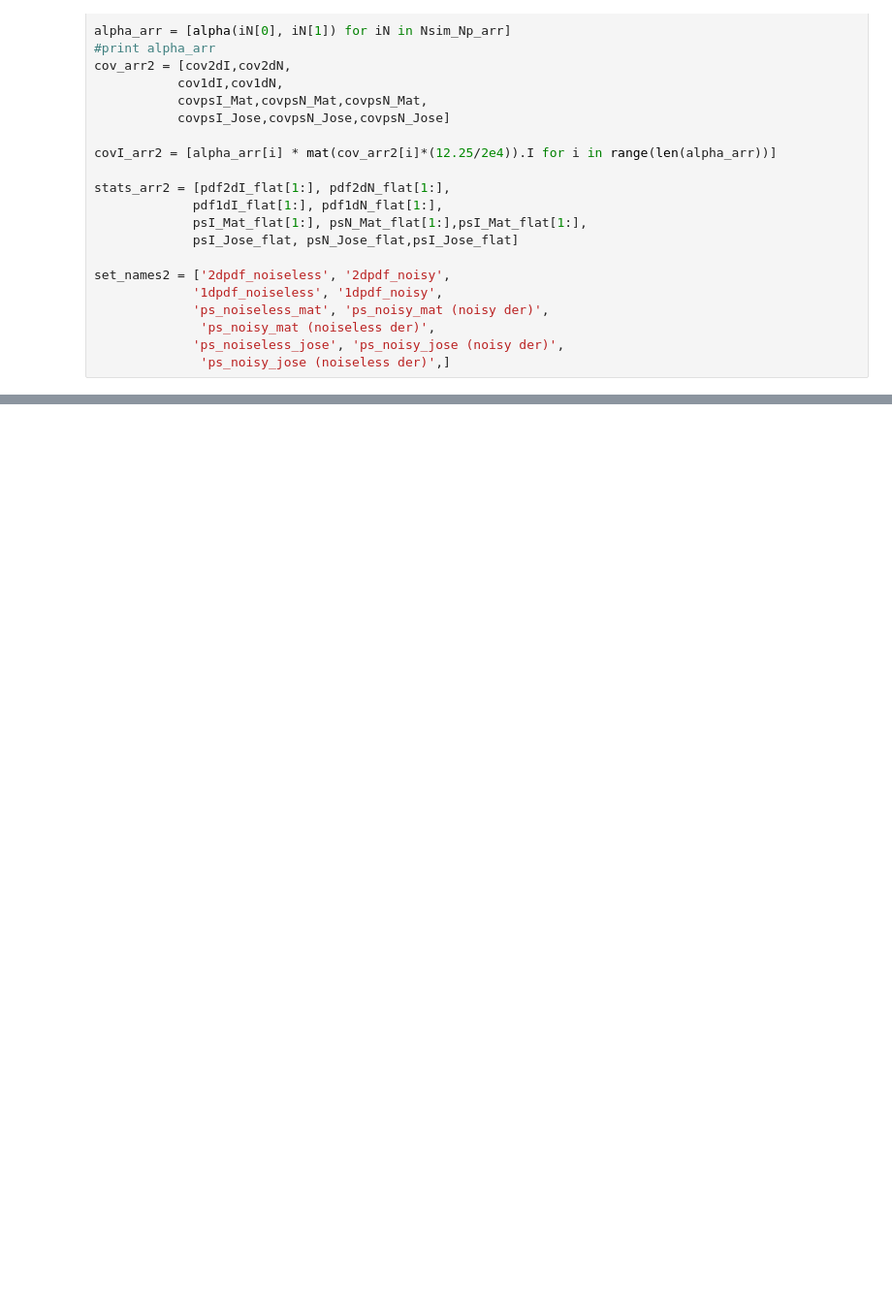
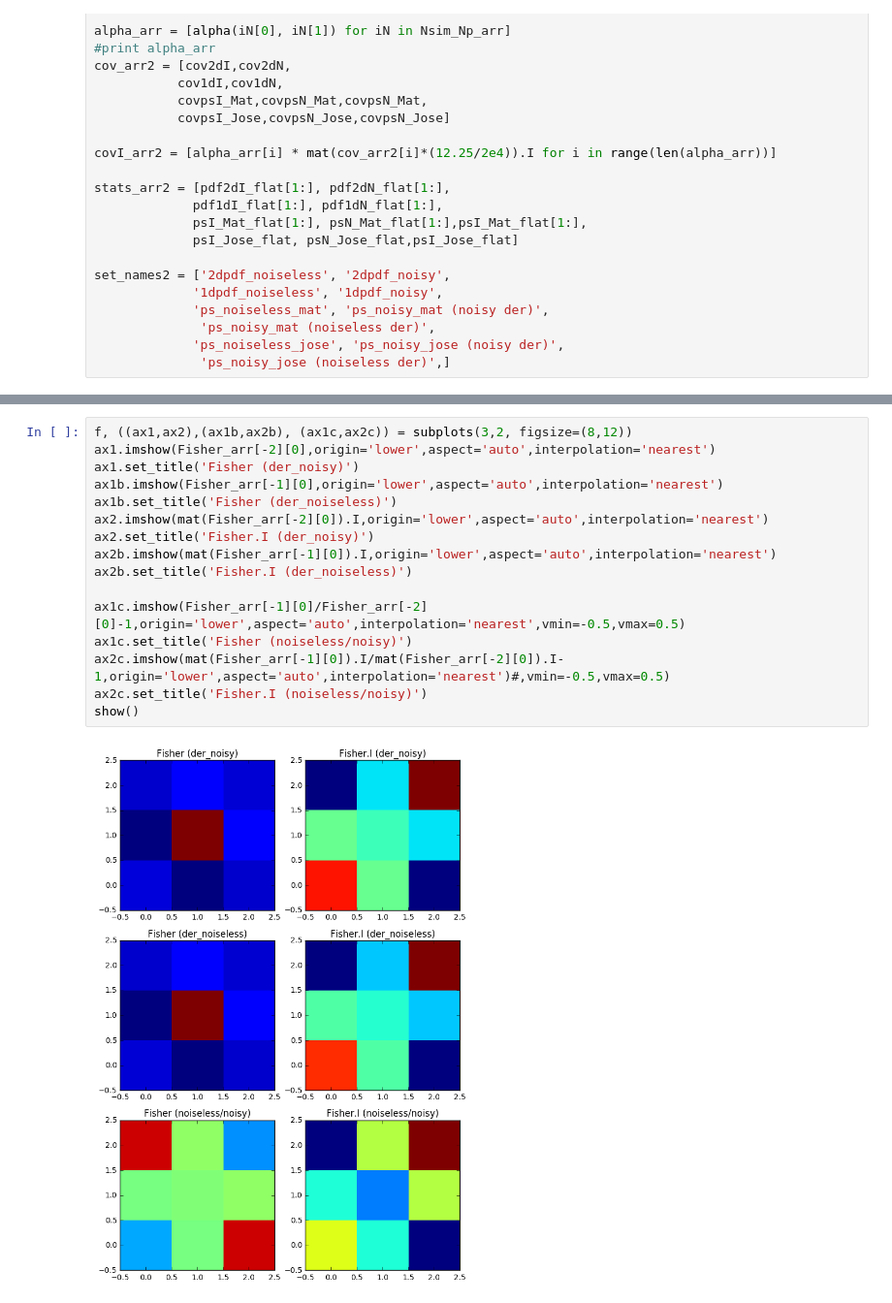
Before and after one commit to liuxx479/PDFs, a Jupyter notebook: Fisher_PDF.ipynb, the cells around one changed output, grey strips where cells are left out. Shown at 97% size. Cells and saved outputs as stored; diff of their text form; blank space fills up the shorter version.

```diff
--- a/Fisher_PDF.ipynb
+++ b/Fisher_PDF.ipynb
@@ -392,0 +452,18 @@ for icov5z in cov_arr2:
+# %%
+f, ((ax1,ax2),(ax1b,ax2b), (ax1c,ax2c)) = subplots(3,2, figsize=(8,12))
+ax1.imshow(Fisher_arr[-2][0],origin='lower',aspect='auto',interpolation='nearest')
+ax1.set_title('Fisher (der_noisy)')
+ax1b.imshow(Fisher_arr[-1][0],origin='lower',aspect='auto',interpolation='nearest')
+ax1b.set_title('Fisher (der_noiseless)')
+ax2.imshow(mat(Fisher_arr[-2][0]).I,origin='lower',aspect='auto',interpolation='nearest')
+ax2.set_title('Fisher.I (der_noisy)')
+ax2b.imshow(mat(Fisher_arr[-1][0]).I,origin='lower',aspect='auto',interpolation='nearest')
+ax2b.set_title('Fisher.I (der_noiseless)')
+
+ax1c.imshow(Fisher_arr[-1][0]/Fisher_arr[-2][0]-1,origin='lower',aspect='auto',interpolation='nearest',vmin=-0.5,vmax=0.5)
+ax1c.set_title('Fisher (noiseless/noisy)')
+ax2c.imshow(mat(Fisher_arr[-1][0]).I/mat(Fisher_arr[-2][0]).I-1,origin='lower',aspect='auto',interpolation='nearest')#,vmin=-0.5,vmax=0.5)
+ax2c.set_title('Fisher.I (noiseless/noisy)')
+show()
+# %% [output]
+[figure, added]
```
Also changed, not shown: parts of 17 cells of this notebook.
